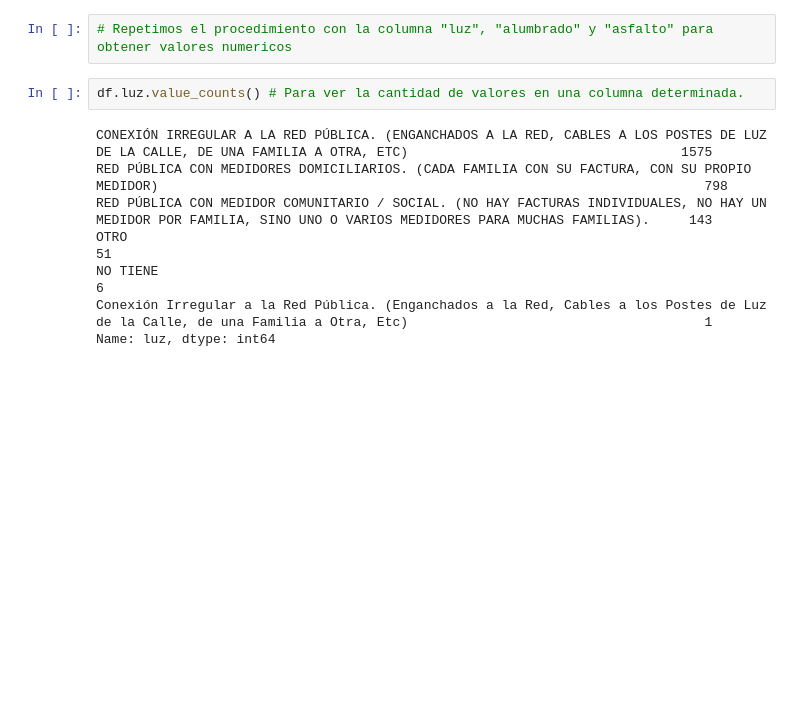
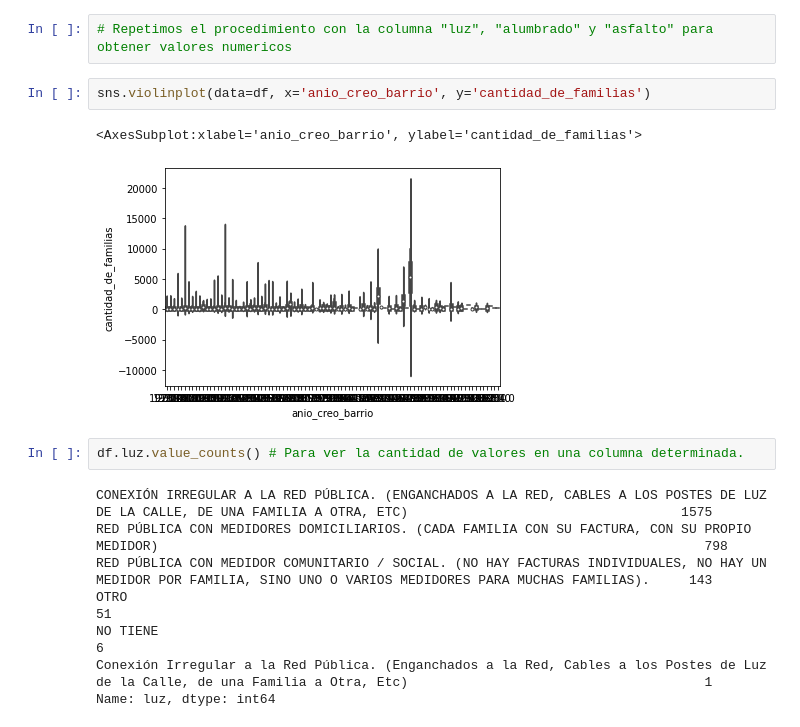
Before and after one commit to NestorDiazDataSC/Asentamientos-Informales, a Jupyter notebook: Informe.ipynb, the cells around one changed output. Drawn from its saved outputs; the diff is of its cells as text; blank space fills up the shorter version.

```diff
--- a/Informe.ipynb
+++ b/Informe.ipynb
@@ -175,5 +181,10 @@ pd.get_dummies (df ["tipo_de_barrio"] )
 # %%
 # Repetimos el procedimiento con la columna "luz", "alumbrado" y "asfalto" para obtener valores numericos
+# %%
+sns.violinplot(data=df, x='anio_creo_barrio', y='cantidad_de_familias')
+# %% [output]
+<AxesSubplot:xlabel='anio_creo_barrio', ylabel='cantidad_de_familias'>
+[figure, added]
 # %%
 df.luz.value_counts() # Para ver la cantidad de valores en una columna determinada.
 # %% [output]
```
Also changed, not shown: parts of 8 cells of this notebook.
